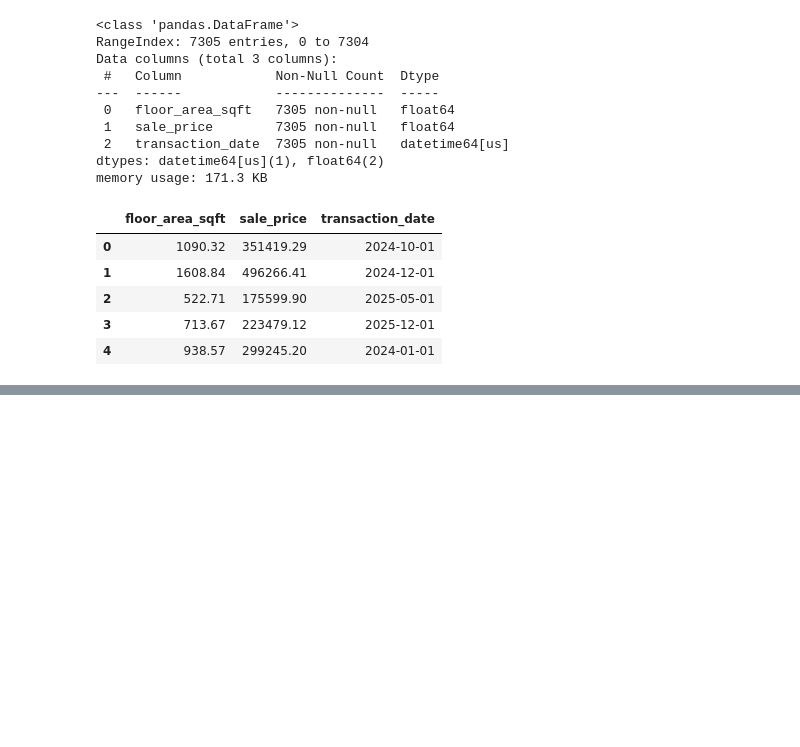
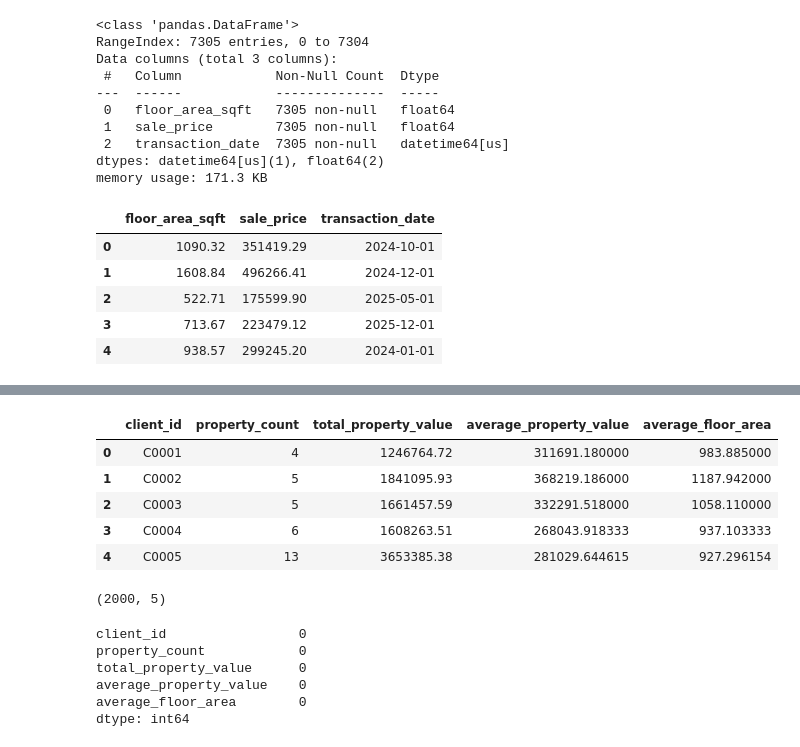
Before and after one commit to Dvnsh-coder/real-estate-ml-project, a Jupyter notebook: notebook/03_Data_Integration_Feature_Engineering.ipynb, the cells around one changed output, grey strips where cells are left out. Saved outputs shown, nothing was run; the diff lists cells and outputs as text; code cells hidden in the pictures; blank space fills up the shorter version.

Commit message:
Create client-level property features

```diff
--- a/notebook/03_Data_Integration_Feature_Engineering.ipynb
+++ b/notebook/03_Data_Integration_Feature_Engineering.ipynb
@@ -150,0 +201,8 @@ merged_df[['floor_area_sqft', 'sale_price', 'transaction_date']].head()
+# %%
+average_property_value = (
+    merged_df.groupby('client_id')['sale_price']
+    .mean()
+    .reset_index(name='average_property_value')
+)
+
+average_property_value.head()
@@ -150,0 +218,8 @@ merged_df[['floor_area_sqft', 'sale_price', 'transaction_date']].head()
+# %%
+average_floor_area = (
+    merged_df.groupby('client_id')['floor_area_sqft']
+    .mean()
+    .reset_index(name='average_floor_area')
+)
+
+average_floor_area.head()
@@ -150,0 +233,8 @@ merged_df[['floor_area_sqft', 'sale_price', 'transaction_date']].head()
+# %%
+client_features = property_count.merge(
+    total_property_value,
+    on='client_id',
+    how='left'
+)
+
+client_features.head()
@@ -150,0 +248,34 @@ merged_df[['floor_area_sqft', 'sale_price', 'transaction_date']].head()
+# %%
+client_features = client_features.merge(
+    average_property_value,
+    on='client_id',
+    how='left'
+)
+
+client_features = client_features.merge(
+    average_floor_area,
+    on='client_id',
+    how='left'
+)
+# %%
+client_features.head()
+# %% [output]
+|  | client_id | property_count | total_property_value | average_property_value | average_floor_area |
+| 0 | C0001 | 4 | 1246764.72 | 311691.180000 | 983.885000 |
+| 1 | C0002 | 5 | 1841095.93 | 368219.186000 | 1187.942000 |
+| 2 | C0003 | 5 | 1661457.59 | 332291.518000 | 1058.110000 |
+| 3 | C0004 | 6 | 1608263.51 | 268043.918333 | 937.103333 |
+| 4 | C0005 | 13 | 3653385.38 | 281029.644615 | 927.296154 |
+# %%
+client_features.shape
+# %% [output]
+(2000, 5)
+# %%
+client_features.isnull().sum()
+# %% [output]
+client_id                 0
+property_count            0
+total_property_value      0
+average_property_value    0
+average_floor_area        0
+dtype: int64
```
Also changed, not shown: parts of 11 cells of this notebook.
